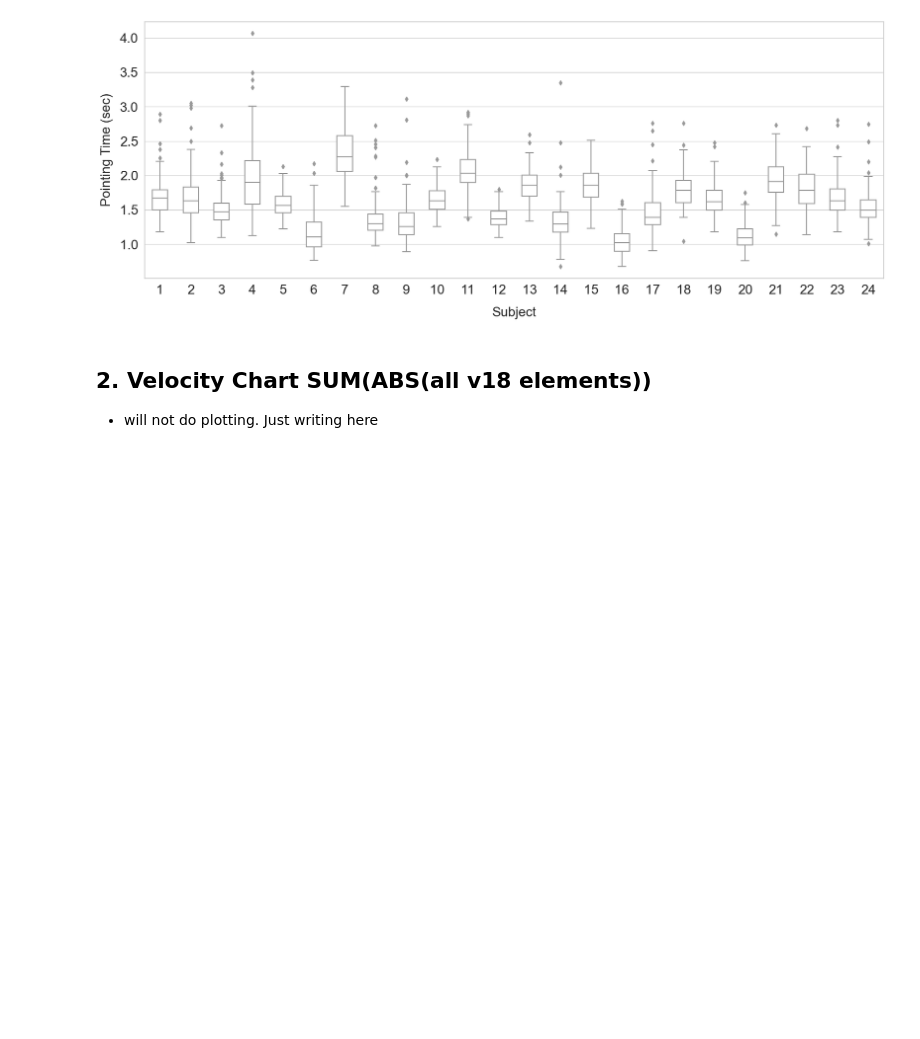
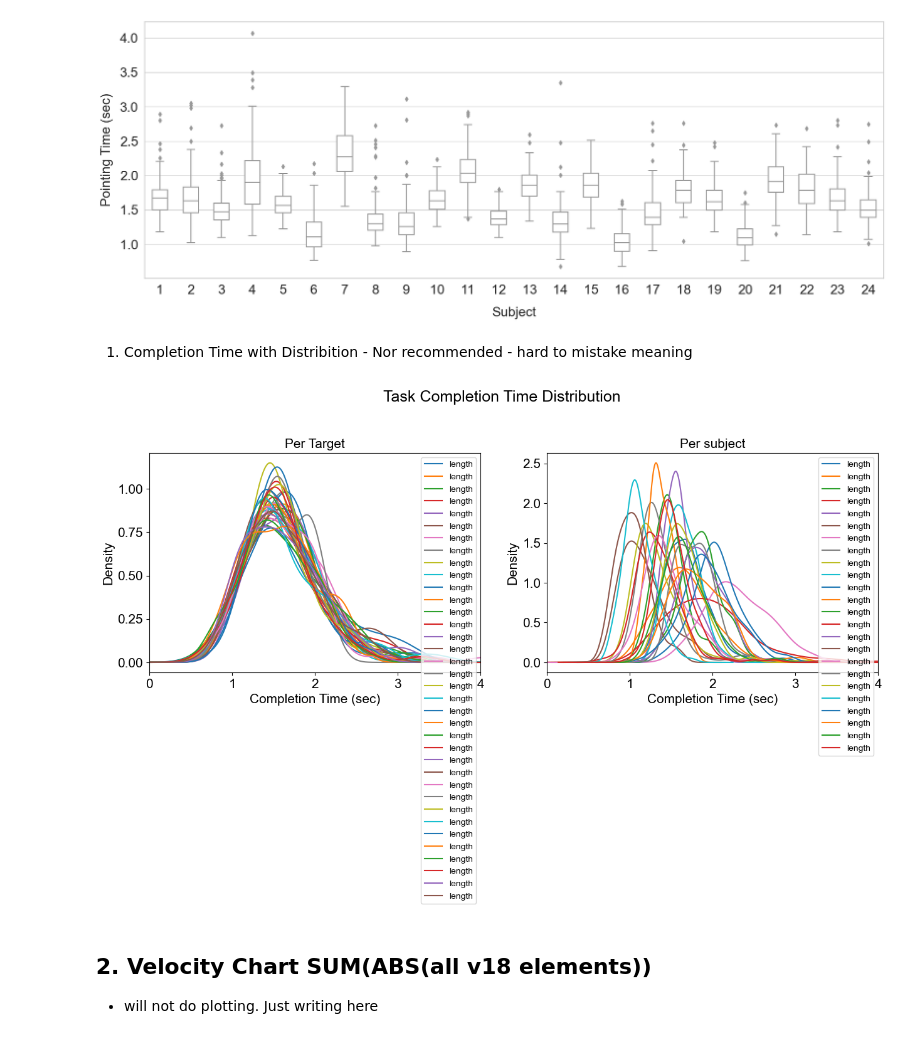
Before and after one commit to gitscade/stats, a Jupyter notebook: 01-metadata.ipynb, the cells around one changed output. Cells and saved outputs as stored; diff of their text form; code cells hidden in the pictures; blank space fills up the shorter version.

```diff
--- a/01-metadata.ipynb
+++ b/01-metadata.ipynb
@@ -111,6 +111,79 @@ Try using .loc[row_indexer,col_indexer] = value instead
 See the caveats in the documentation: https://pandas.pydata.org/pandas-docs/stable/user_guide/indexing.html#returning-a-view-versus-a-copy
   data.loc[:,'length'] = data.loc[:,'length'] / 120
 [figure]
+# %% [markdown]
+1. Completion Time with Distribition - Nor recommended - hard to mistake meaning
+# %%
+
+# need ticks to act as grid : https://stackoverflow.com/questions/24943991/change-grid-interval-and-specify-tick-labels
+
+def plot_tasktime_distribution(dffile):
+    # https://note.nkmk.me/en/python-pandas-multiple-conditions/#select-rows-by-multiple-conditions
+    """
+    dffile = pd of ['sub_idx','file_idx','length', 'h','v','d']
+
+    1. use sub(0-15)
+    2. isolate by 36 combinations
+    3. find mean avg / std for length
+    """
+
+
+    # ==== common plot ==============================
+    plt.figure(figsize=(15,10))
+    plt.suptitle("Task Completion Time Distribution", fontsize=18)
+    matplotlib.rc('xtick', labelsize=15)
+    matplotlib.rc('ytick', labelsize=15)
+
+    # ==== grid ticks ==============================
+    major_ticks = np.arange(0, 5, 20)
+    minor_ticks = np.arange(0, 5, 5)
+
+
+    # ===== plot by combination =====================
+    ax1 = plt.subplot(2, 2, 1)
+    ax1.set_title("Per Target", fontsize=15)
+    ax1.set_xlabel('Completion Time (sec)', fontsize=15)
+    ax1.set_ylabel('density', fontsize=15)
+    ax1.locator_params(nbins=5, axis='x') #xtick density
+    ax1.locator_params(nbins=6, axis='y') #xtick density
+    ax1.set_xlim(0, 4)
+    df = dffile.loc[ dffile['sub_idx']<16]
+    df_combination = pd.DataFrame()
+    for cIdx in range(36):
+        v1, v2, v3, v4 = cIdx, 36+cIdx, 72+cIdx, 108+cIdx
+        df_comb = df.loc[ (df['file_idx'] == v1) | (df['file_idx'] ==v2) | (df['file_idx'] == v3) | (df['file_idx'] == v4)]
+        df_comb = df_comb.loc[df_comb['length'] > -1].reset_index(drop=True)
+        col_name = 'c' + str(cIdx)
+        df_comb_length = df_comb['length']/120
+        # print(df_comb_length.shape[0], "//", round(df_comb_length.mean(),2), "/", round(df_comb_length.min(),2), "/", round(df_comb_length.max(),2), "/", round(df_comb_length.std(),2))
+        ax = df_comb_length.plot.kde()
+
+
+
+    # ===== plot by subject =========================
+    ax2 = plt.subplot(2, 2, 2)
+    ax2.set_title("Per subject", fontsize=15)
+    ax2.set_xlabel('Completion Time (sec)', fontsize=15)
+    ax2.set_ylabel('density', fontsize=15)
+    ax2.locator_params(nbins=5, axis='x') #xtick density
+    ax2.locator_params(nbins=6, axis='y') #xtick density
+    ax2.set_xlim(0, 4)
+
+    df = dffile
+    for sIdx in range(24):
+        df_sub = df.loc[ (df['sub_idx'] == sIdx) ]
+        df_sub = df_sub.loc[df_sub['length'] > -1].reset_index(drop=True)
+        df_sub_length = df_sub['length']/120
+        # print(sIdx, "//", round(df_sub_length.mean(),2), "/", round(df_sub_length.min(),2), "/", round(df_sub_length.max(),2), "/", round(df_sub_length.std(),2))
+        ax = df_sub_length.plot.kde()
+
+    ax1.legend()
+    ax2.legend()
+
+matplotlib.rcParams['font.family'] = "Arial"
+plot_tasktime_distribution(dffile)
+# %% [output]
+[figure, added]
 # %% [markdown]
 ## 2. Velocity Chart SUM(ABS(all v18 elements))
 - will not do plotting. Just writing here
```
Also changed, not shown: 9 other files.
